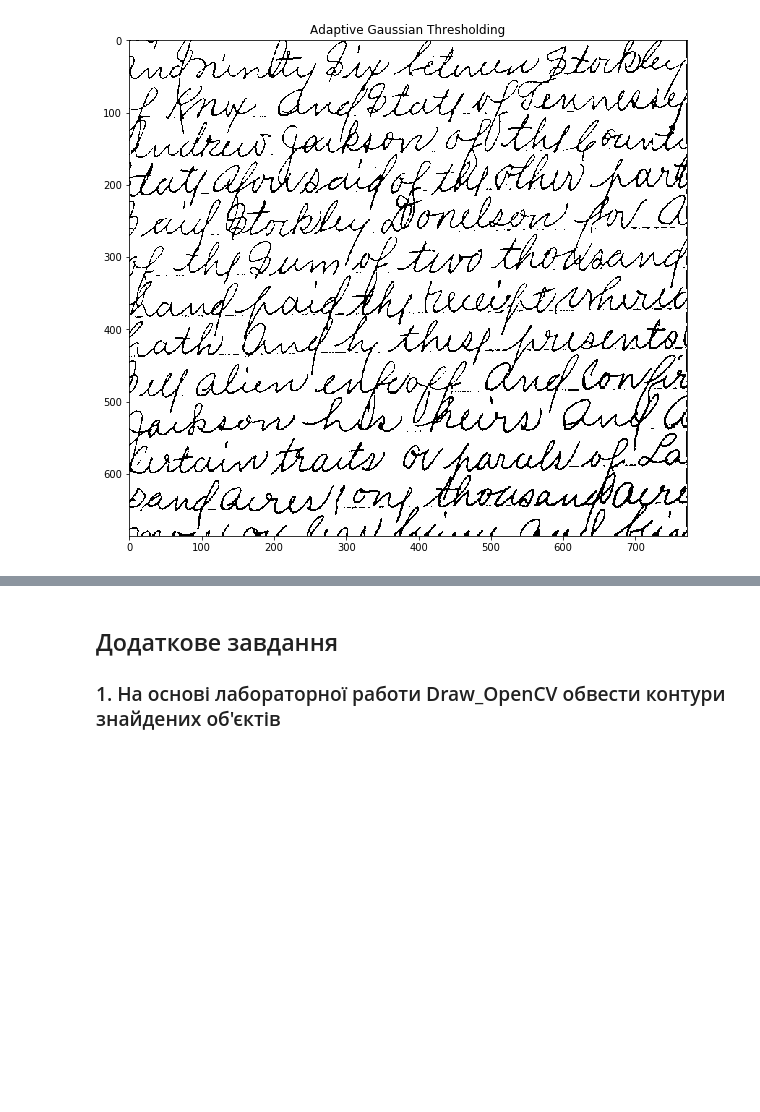
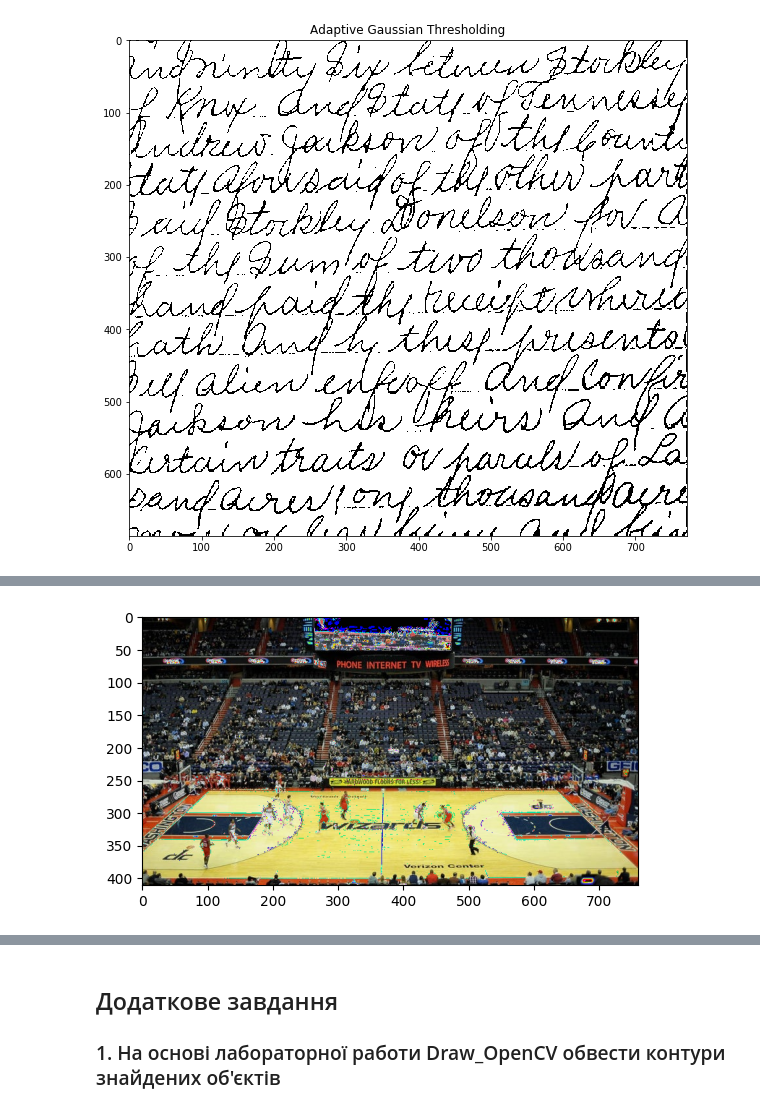
Before and after one commit to alevlage/images_labs, a Jupyter notebook: Lab6.ipynb, the cells around one changed output, grey strips where cells are left out. Cells and saved outputs as stored; diff of their text form; code cells hidden in the pictures; blank space fills up the shorter version.

```diff
--- a/Lab6.ipynb
+++ b/Lab6.ipynb
@@ -321,3 +348,16 @@ plt.imshow(th3, cmap = 'gray'); plt.title('Adaptive Gaussian Thresholding'); plt
 <table><tr>
 <td> <img src="./examples/basketball.jpg" height="500" width="500"> </td>
 </tr></table>
+# %%
+
+img = cv2.imread("./examples/basketball.jpg")
+img = cv2.cvtColor(img, cv2.COLOR_RGB2BGR)
+plt.imshow(img, cmap = 'gray', vmin = 0, vmax = 255);
+img_trun = img.copy()
+threshold = 245
+max_val = 255
+min_val = 0
+ret, thresh_zero_inv = cv2.threshold(img, threshold, max_val, cv2.THRESH_TOZERO_INV)
+plt.imshow(thresh_zero_inv, cmap = 'gray', vmin = 0, vmax = 255);
+# %% [output]
+[figure, added]
```
Also changed, not shown: parts of 7 cells of this notebook.
